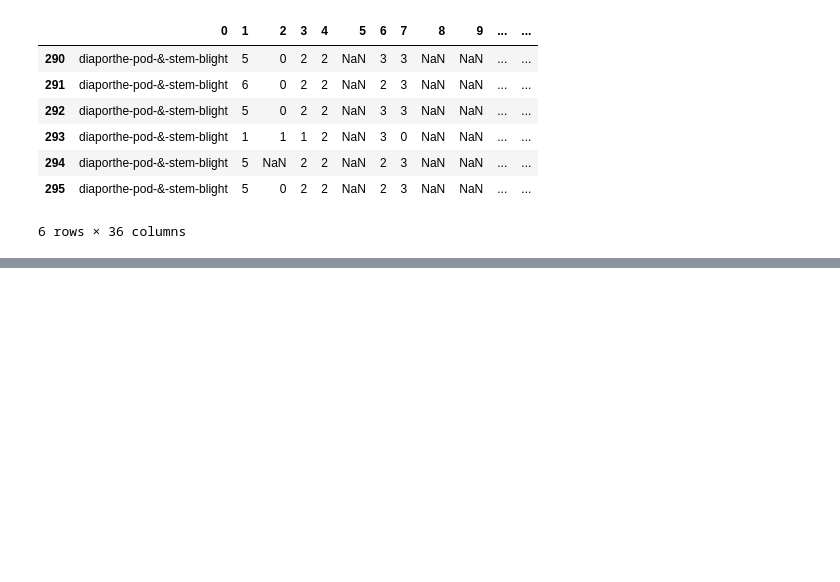
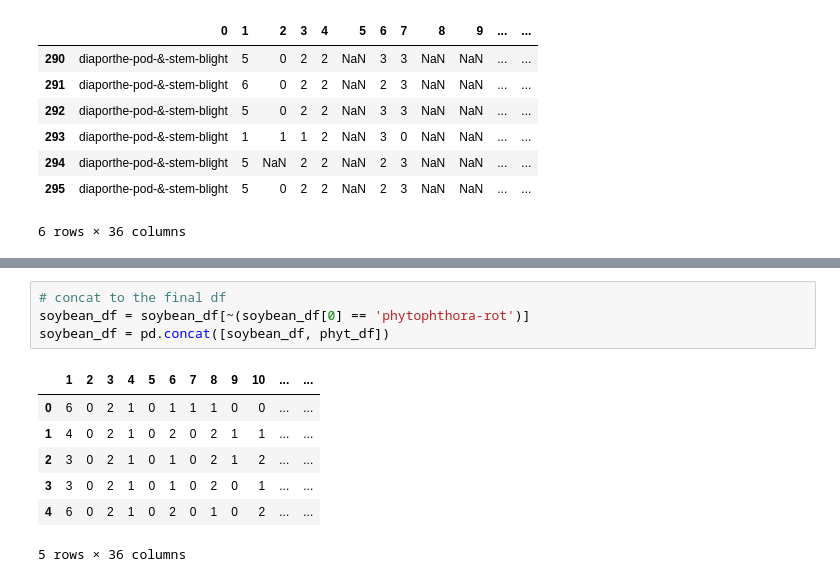
Before and after one commit to dagartga/Applied-Predictive-Modeling, a Jupyter notebook: notebooks/chapter_3.ipynb, the cells around one changed output, grey strips where cells are left out. Drawn from its saved outputs; the diff is of its cells as text; blank space fills up the shorter version.

```diff
--- a/notebooks/chapter_3.ipynb
+++ b/notebooks/chapter_3.ipynb
@@ -273,0 +398,12 @@ temp_df.head(10)
+# %%
+# concat to the final df
+soybean_df = soybean_df[~(soybean_df[0] == 'phytophthora-rot')]
+soybean_df = pd.concat([soybean_df, phyt_df])
+# %% [output]
+|  | 1 | 2 | 3 | 4 | 5 | 6 | 7 | 8 | 9 | 10 | ... | ... |
+| 0 | 6 | 0 | 2 | 1 | 0 | 1 | 1 | 1 | 0 | 0 | ... | ... |
+| 1 | 4 | 0 | 2 | 1 | 0 | 2 | 0 | 2 | 1 | 1 | ... | ... |
+| 2 | 3 | 0 | 2 | 1 | 0 | 1 | 0 | 2 | 1 | 2 | ... | ... |
+| 3 | 3 | 0 | 2 | 1 | 0 | 1 | 0 | 2 | 0 | 1 | ... | ... |
+| 4 | 6 | 0 | 2 | 1 | 0 | 2 | 0 | 1 | 0 | 2 | ... | ... |
+5 rows × 36 columns
```
Also changed, not shown: parts of 10 cells of this notebook.
